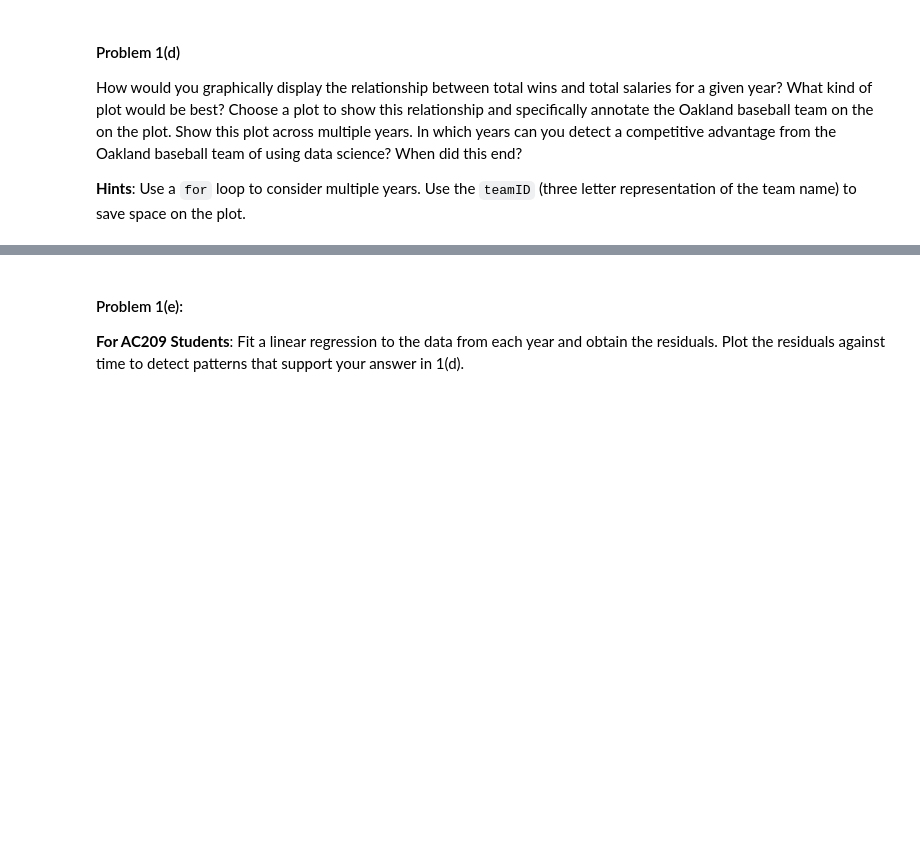
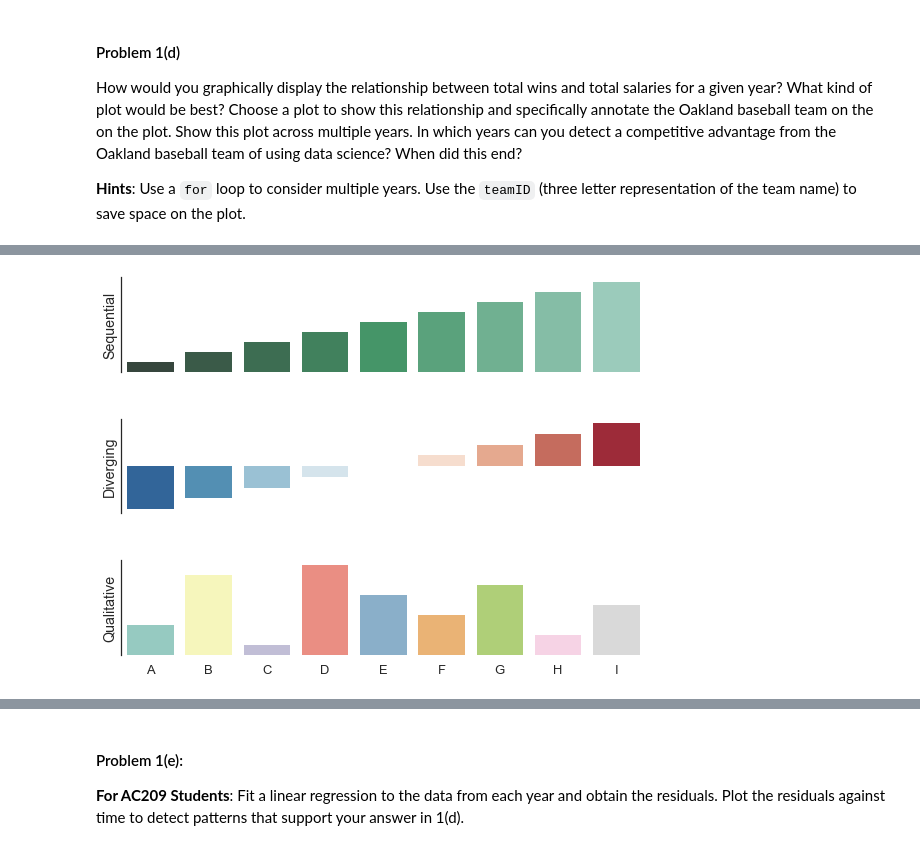
Before and after one commit to achanblard/cs109-hw, a Jupyter notebook: HW1.ipynb, the cells around one changed output, grey strips where cells are left out. Drawn from its saved outputs; the diff is of its cells as text; code cells hidden in the pictures; blank space fills up the shorter version.

```diff
--- a/HW1.ipynb
+++ b/HW1.ipynb
@@ -190,0 +197,30 @@ import seaborn as sns
+# %%
+#Test seaborn
+import numpy as np
+import seaborn as sns
+import matplotlib.pyplot as plt
+sns.set(style="white", context="talk")
+rs = np.random.RandomState(7)
+
+f, (ax1, ax2, ax3) = plt.subplots(3, 1, figsize=(8, 6), sharex=True)
+
+# Generate some sequential data
+x = np.array(list("ABCDEFGHI"))
+y1 = np.arange(1, 10)
+sns.barplot(x, y1, palette="BuGn_d", ax=ax1)
+ax1.set_ylabel("Sequential")
+
+y2 = y1 - 5
+sns.barplot(x, y2, palette="RdBu_r", ax=ax2)
+ax2.set_ylabel("Diverging")
+
+y3 = rs.choice(y1, 9, replace=False)
+sns.barplot(x, y3, palette="Set3", ax=ax3)
+ax3.set_ylabel("Qualitative")
+
+# Finalize the plot
+sns.despine(bottom=True)
+plt.setp(f.axes, yticks=[])
+plt.tight_layout(h_pad=3)
+# %% [output]
+[figure, added]
```
Also changed, not shown: parts of 5 cells of this notebook.
